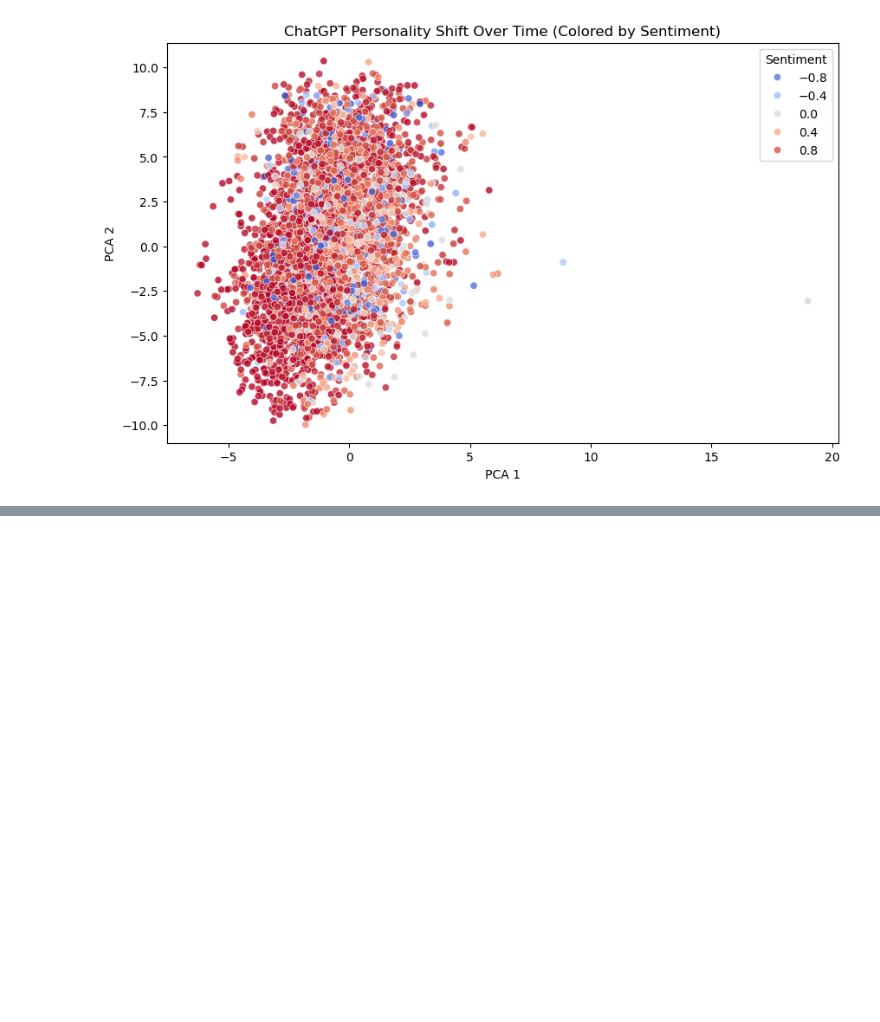
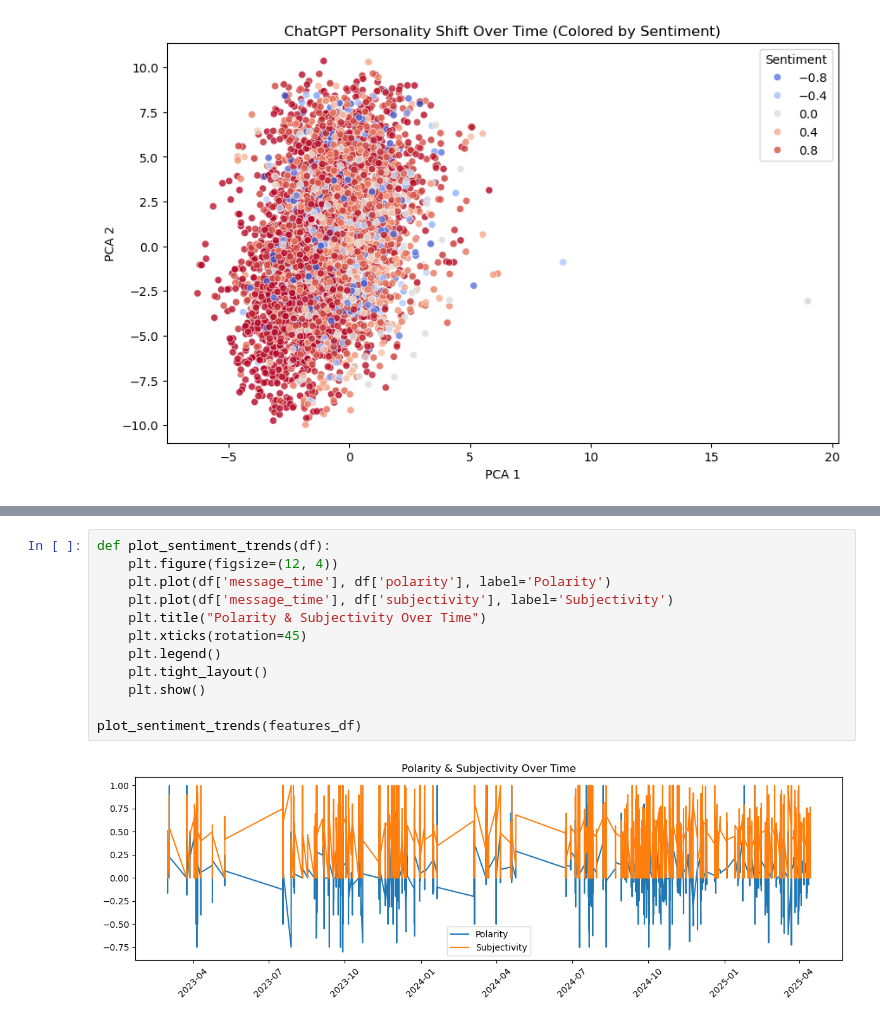
Before and after one commit to Tvashta/personality, a Jupyter notebook: test.ipynb, the cells around one changed output, grey strips where cells are left out. Drawn from its saved outputs; the diff is of its cells as text; blank space fills up the shorter version.

```diff
--- a/test.ipynb
+++ b/test.ipynb
@@ -333,0 +394,14 @@ Token indices sequence length is longer than the specified maximum sequence leng
+# %%
+def plot_sentiment_trends(df):
+    plt.figure(figsize=(12, 4))
+    plt.plot(df['message_time'], df['polarity'], label='Polarity')
+    plt.plot(df['message_time'], df['subjectivity'], label='Subjectivity')
+    plt.title("Polarity & Subjectivity Over Time")
+    plt.xticks(rotation=45)
+    plt.legend()
+    plt.tight_layout()
+    plt.show()
+
+plot_sentiment_trends(features_df)
+# %% [output]
+[figure, added]
```
Also changed, not shown: parts of 12 cells of this notebook, 2 other files.
